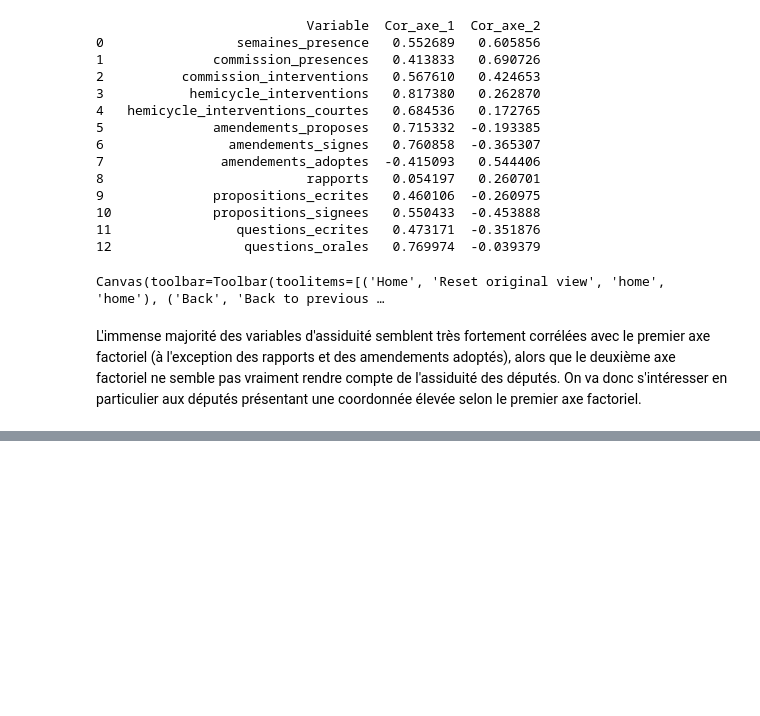
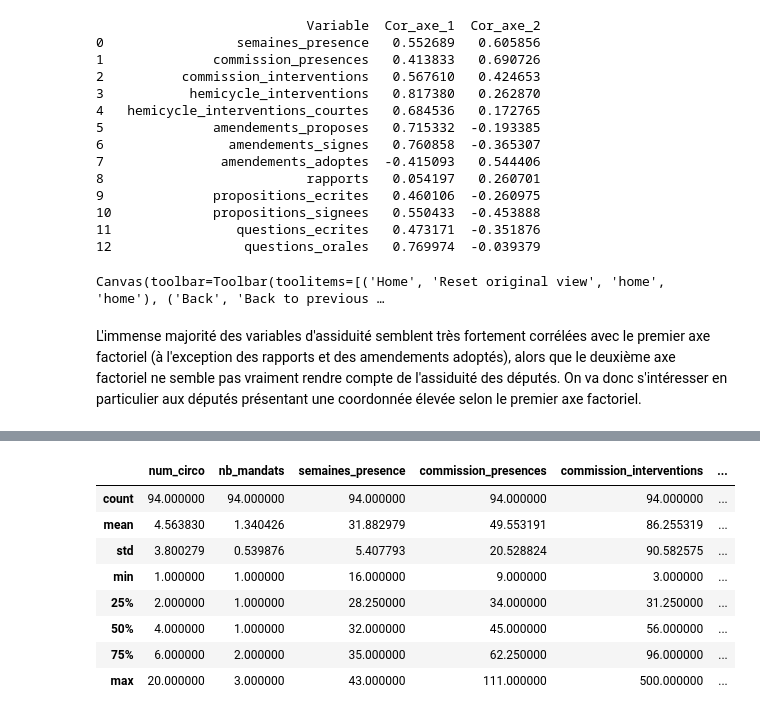
Before and after one commit to APlamont/AssemblyAttendance, a Jupyter notebook: Code/Projet Python pour le Data Scientist.ipynb, the cells around one changed output, grey strips where cells are left out. Cells and saved outputs as stored; diff of their text form; code cells hidden in the pictures; blank space fills up the shorter version.

```diff
--- a/Code/Projet Python pour le Data Scientist.ipynb
+++ b/Code/Projet Python pour le Data Scientist.ipynb
@@ -704,0 +761,12 @@ L'immense majorité des variables d'assiduité semblent très fortement corrél
+# %%
+df_cluster_vert.describe()
+# %% [output]
+|  | num_circo | nb_mandats | semaines_presence | commission_presences | commission_interventions | ... |
+| count | 94.000000 | 94.000000 | 94.000000 | 94.000000 | 94.000000 | ... |
+| mean | 4.563830 | 1.340426 | 31.882979 | 49.553191 | 86.255319 | ... |
+| std | 3.800279 | 0.539876 | 5.407793 | 20.528824 | 90.582575 | ... |
+| min | 1.000000 | 1.000000 | 16.000000 | 9.000000 | 3.000000 | ... |
+| 25% | 2.000000 | 1.000000 | 28.250000 | 34.000000 | 31.250000 | ... |
+| 50% | 4.000000 | 1.000000 | 32.000000 | 45.000000 | 56.000000 | ... |
+| 75% | 6.000000 | 2.000000 | 35.000000 | 62.250000 | 96.000000 | ... |
+| max | 20.000000 | 3.000000 | 43.000000 | 111.000000 | 500.000000 | ... |
```
Also changed, not shown: parts of 24 cells of this notebook.
